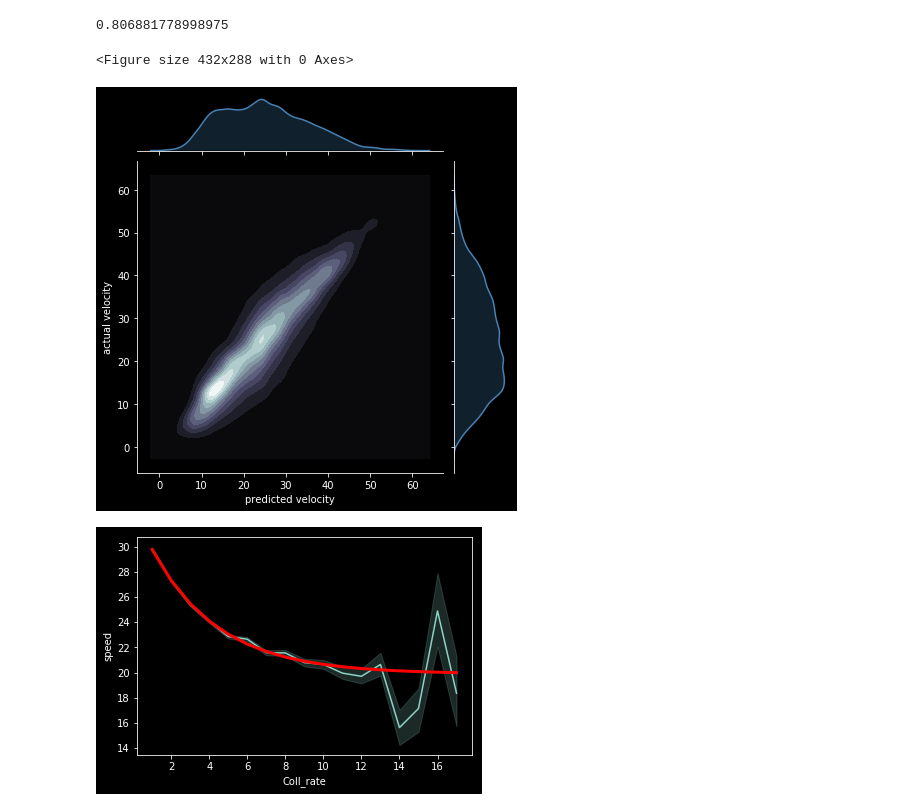
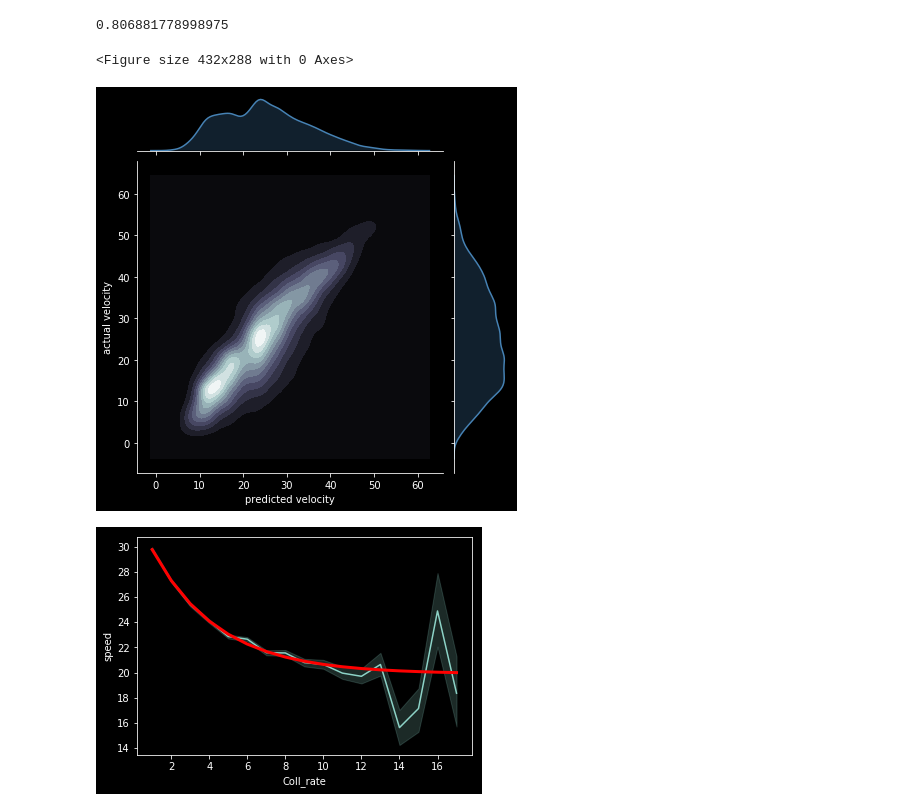
Before and after one commit to skandavivek/Manhattan-predicting-fragility, a Jupyter notebook: Visualization.ipynb, the cells around one changed output. Cells and saved outputs as stored; diff of their text form; code cells hidden in the pictures.

```diff
--- a/Visualization.ipynb
+++ b/Visualization.ipynb
@@ -211,22 +211,22 @@ print(scipy.stats.pearsonr(pred,test_labels)[0])
 # %%
 #visualizing prediction
 # %%
-jointplotdata=pd.DataFrame({'predicted velocity':pred[labels<60],'actual velocity':labels[labels<60]})
+jointplotdata=pd.DataFrame({'predicted velocity':pred[test_labels<60],'actual velocity':test_labels[test_labels<60]})
 fig=plt.figure()
 with plt.style.context('dark_background'):
     #with plt.style.context('seaborn-pastel'):
     kdefig=sns.jointplot(x="predicted velocity",y='actual velocity',data=jointplotdata,kind='kde',cmap='bone',color='steelblue')
     #hexplot = sns.jointplot(x, y, kind="hex")
     #plt.subplots_adjust(left=0.2, right=0.8, top=0.8, bottom=0.2)  # shrink fig so cbar is visible
     #cax = kdefig.fig.add_axes([.85, .25, .05, .4])  # x, y, width, height
     #plt.colorbar(cax=cax)
 
     #plt.xlim(0,50)
     #plt.ylim(0,50)
     plt.savefig('vel-pred-coll.pdf')
 # %% [output]
 <Figure size 432x288 with 0 Axes>
-[figure, old version]
+[figure, new version]
 # %%
 def func(x, a, b, c):
     return a * np.exp(-b * x) + c
```
